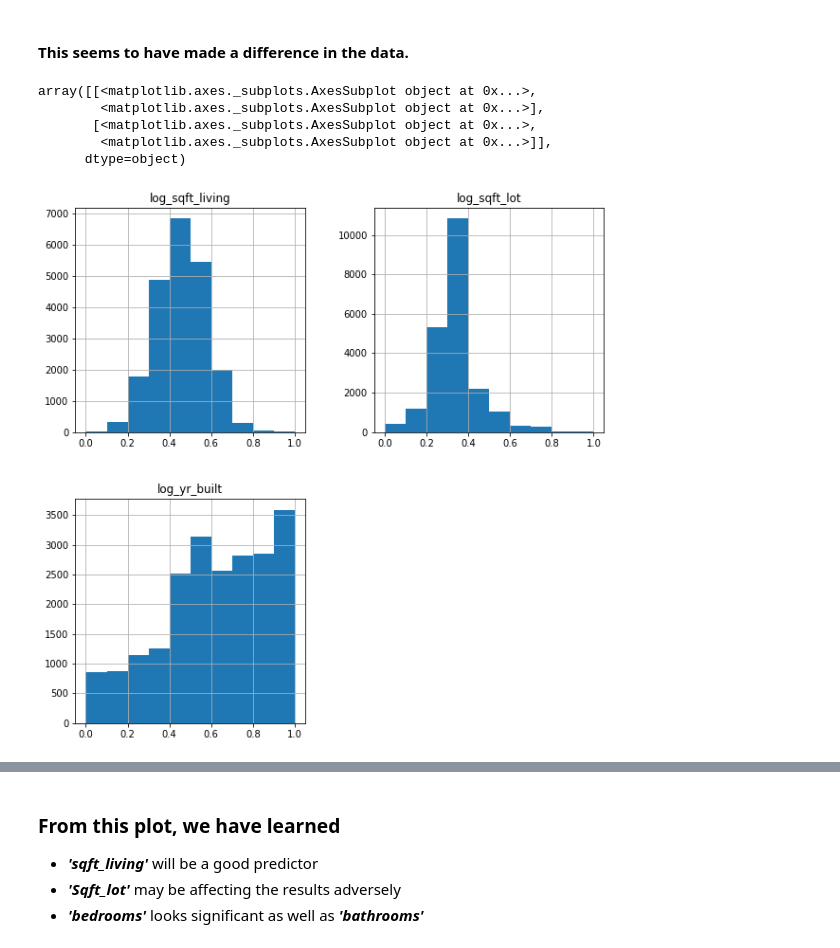
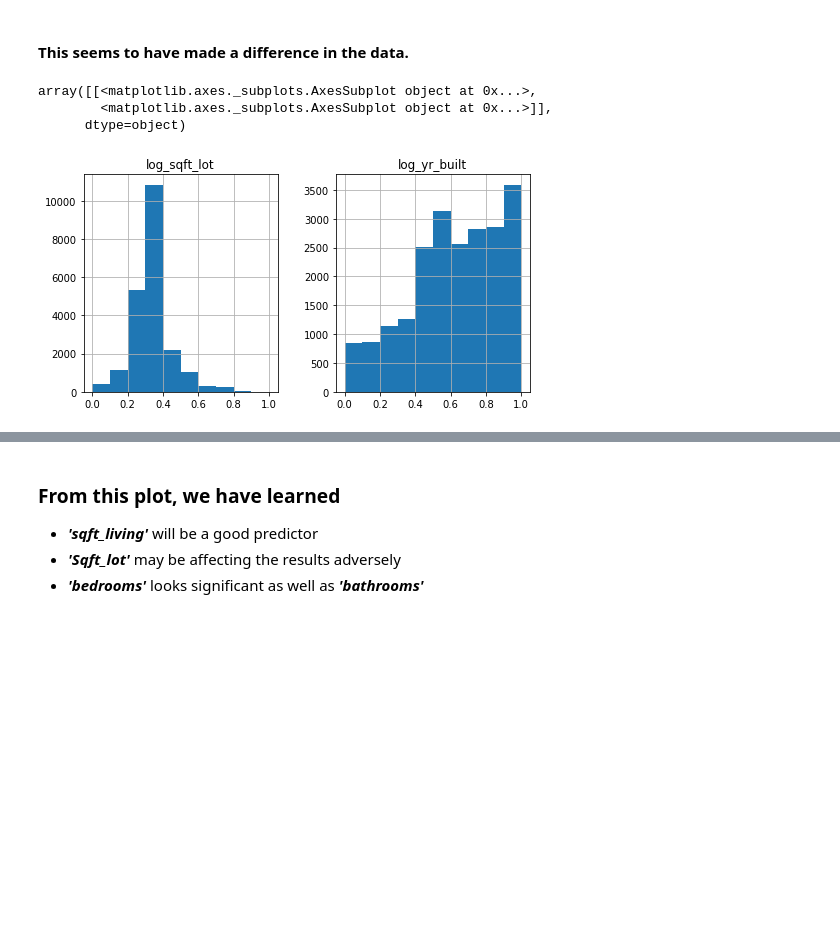
Before and after one commit to Cheffrey2000/Real-Estate-Price_Prediction, a Jupyter notebook: Jeffrey Hinkle KC Housing Data Analysis.ipynb, the cells around one changed output, grey strips where cells are left out. Drawn from its saved outputs; the diff is of its cells as text; code cells hidden in the pictures; blank space fills up the shorter version.

```diff
--- a/Jeffrey Hinkle KC Housing Data Analysis.ipynb
+++ b/Jeffrey Hinkle KC Housing Data Analysis.ipynb
@@ -333,2 +350,2 @@ __*grade*__ also seems to have high correlation with other variables, so we will
 # %%
-df_working.drop(['sqft_living15'], axis=1, inplace=True)
+df_working.drop(['sqft_living', 'sqft_living15', 'grade', 'bathrooms'], axis=1, inplace=True);
@@ -413,8 +419,8 @@ dff.hist(ax = ax);
 # We will perform a log transformation in an effort to normalize the data
 data_log = pd.DataFrame([])
 data_log["logsqft_lot"] = np.log(df_working["sqft_lot"])
-data_log["logsqft_living"] = np.log(df_working["sqft_living"])
+#data_log["logsqft_living"] = np.log(df_working["sqft_living"])
 data_log["logyr_built"] = np.log(df_working["yr_built"])
 # data_log["loggrade"] = np.log(df_working["grade"])
-data_log.hist(figsize  = [6, 6]);
+data_log.hist(figsize  = [8, 4]);
 # %% [output]
@@ -433,19 +436,17 @@ scaled_log_yr_built = (log_yr_built-min(log_yr_built))/(max(log_yr_built)-min(lo
 # %%
 data_cont_scaled = pd.DataFrame([])
 data_cont_scaled["log_sqft_lot"]= scaled_log_sqft_lot
-data_cont_scaled["log_sqft_living"] = scaled_log_sqft_living
+# data_cont_scaled["log_sqft_living"] = scaled_log_sqft_living
 data_cont_scaled["log_yr_built"] = scaled_log_yr_built
 # %% [markdown]
 #### This seems to have made a difference in the data.
 # %%
-data_cont_scaled.hist(figsize  = [10,10])
+data_cont_scaled.hist(figsize  = [8,4])
 # %% [output]
 array([[<matplotlib.axes._subplots.AxesSubplot object at 0x...>,
-        <matplotlib.axes._subplots.AxesSubplot object at 0x...>],
-       [<matplotlib.axes._subplots.AxesSubplot object at 0x...>,
         <matplotlib.axes._subplots.AxesSubplot object at 0x...>]],
       dtype=object)
-[figure, old version]
+[figure, new version]
 # %%
 fig, axes = plt.subplots(nrows=1, ncols=3, figsize=(12,3))
 
```
Also changed, not shown: parts of 48 cells of this notebook, 1 other file.
